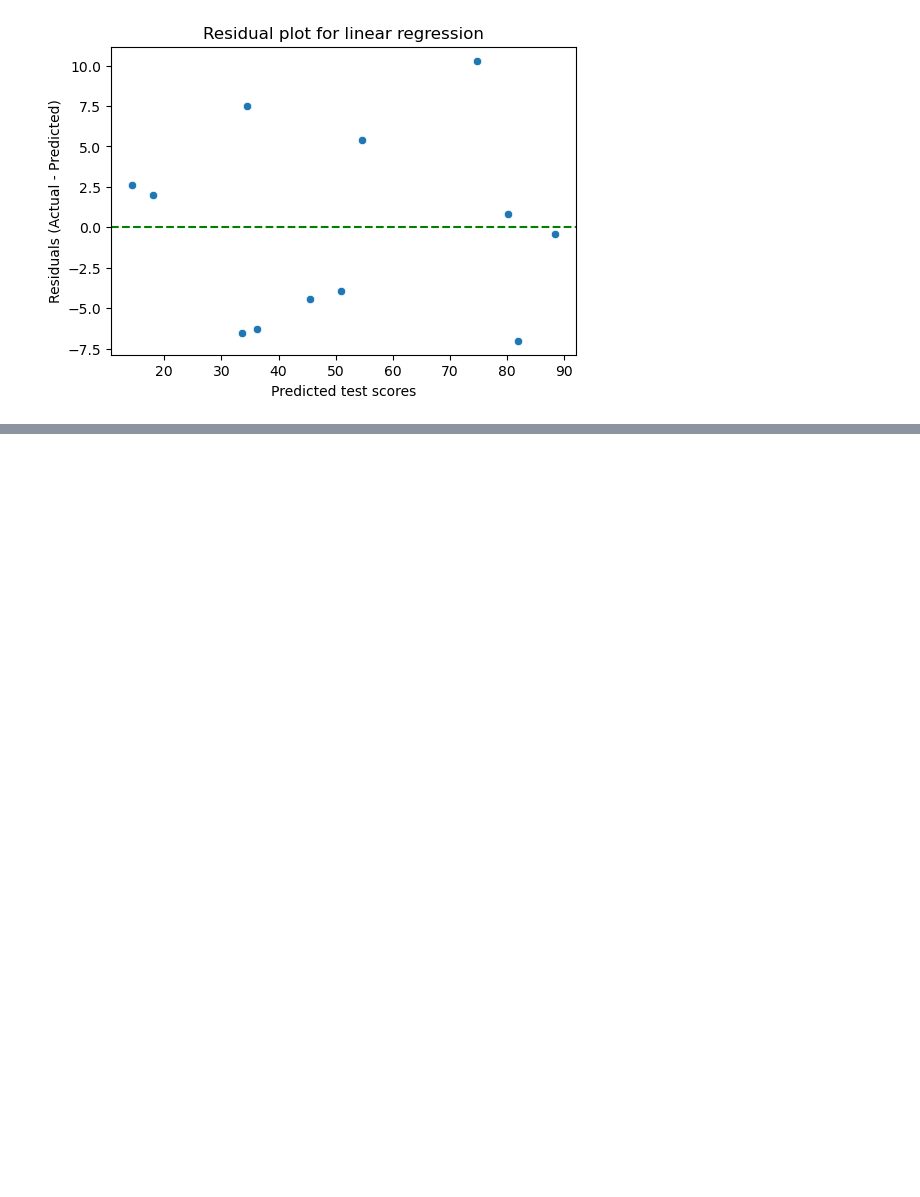
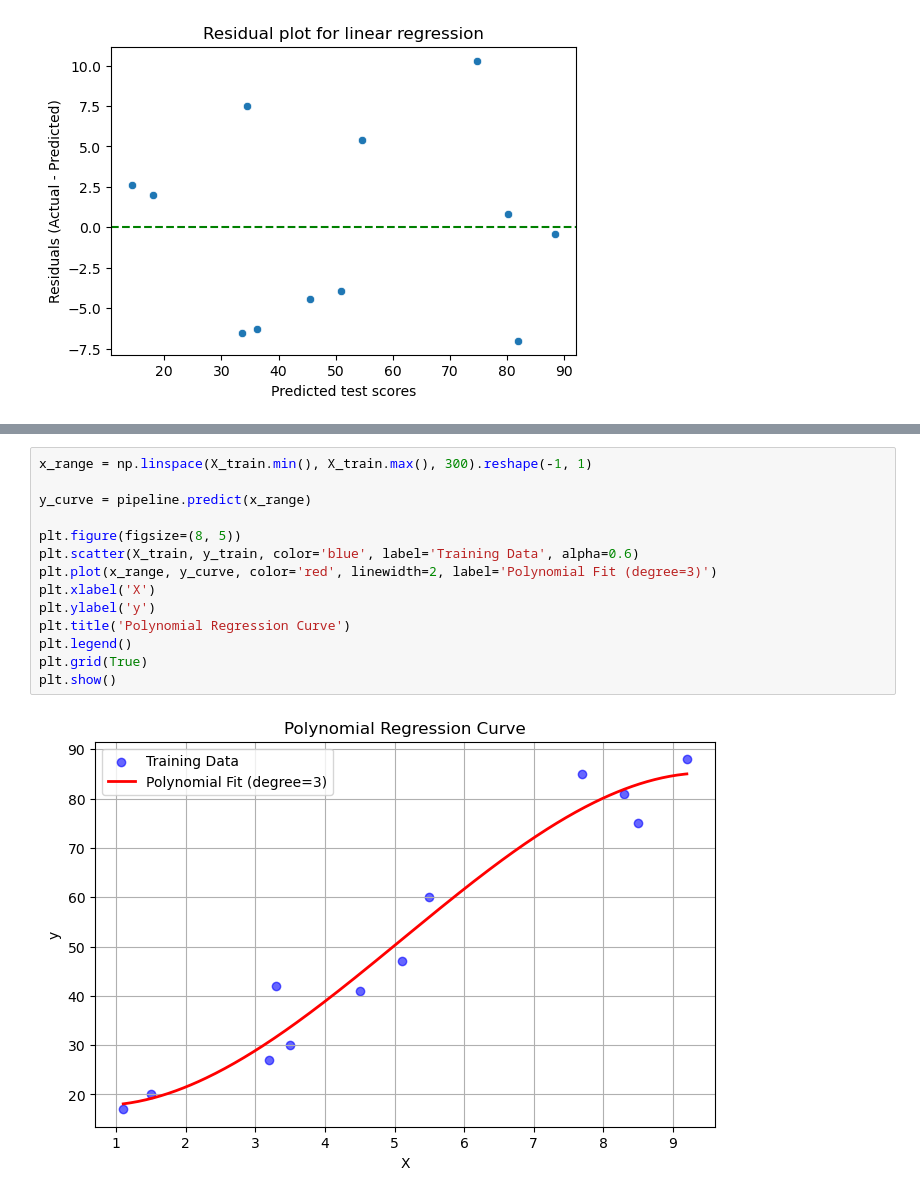
Before and after one commit to Nedu21/ML_practice, a Jupyter notebook: Regression_test.ipynb, the cells around one changed output, grey strips where cells are left out. Saved outputs shown, nothing was run; the diff lists cells and outputs as text; blank space fills up the shorter version.

```diff
--- a/Regression_test.ipynb
+++ b/Regression_test.ipynb
@@ -99,0 +153,16 @@ plt.show()
+# %%
+x_range = np.linspace(X_train.min(), X_train.max(), 300).reshape(-1, 1)
+
+y_curve = pipeline.predict(x_range)
+
+plt.figure(figsize=(8, 5))
+plt.scatter(X_train, y_train, color='blue', label='Training Data', alpha=0.6)
+plt.plot(x_range, y_curve, color='red', linewidth=2, label='Polynomial Fit (degree=3)')
+plt.xlabel('X')
+plt.ylabel('y')
+plt.title('Polynomial Regression Curve')
+plt.legend()
+plt.grid(True)
+plt.show()
+# %% [output]
+[figure, added]
```
Also changed, not shown: parts of 6 cells of this notebook.
